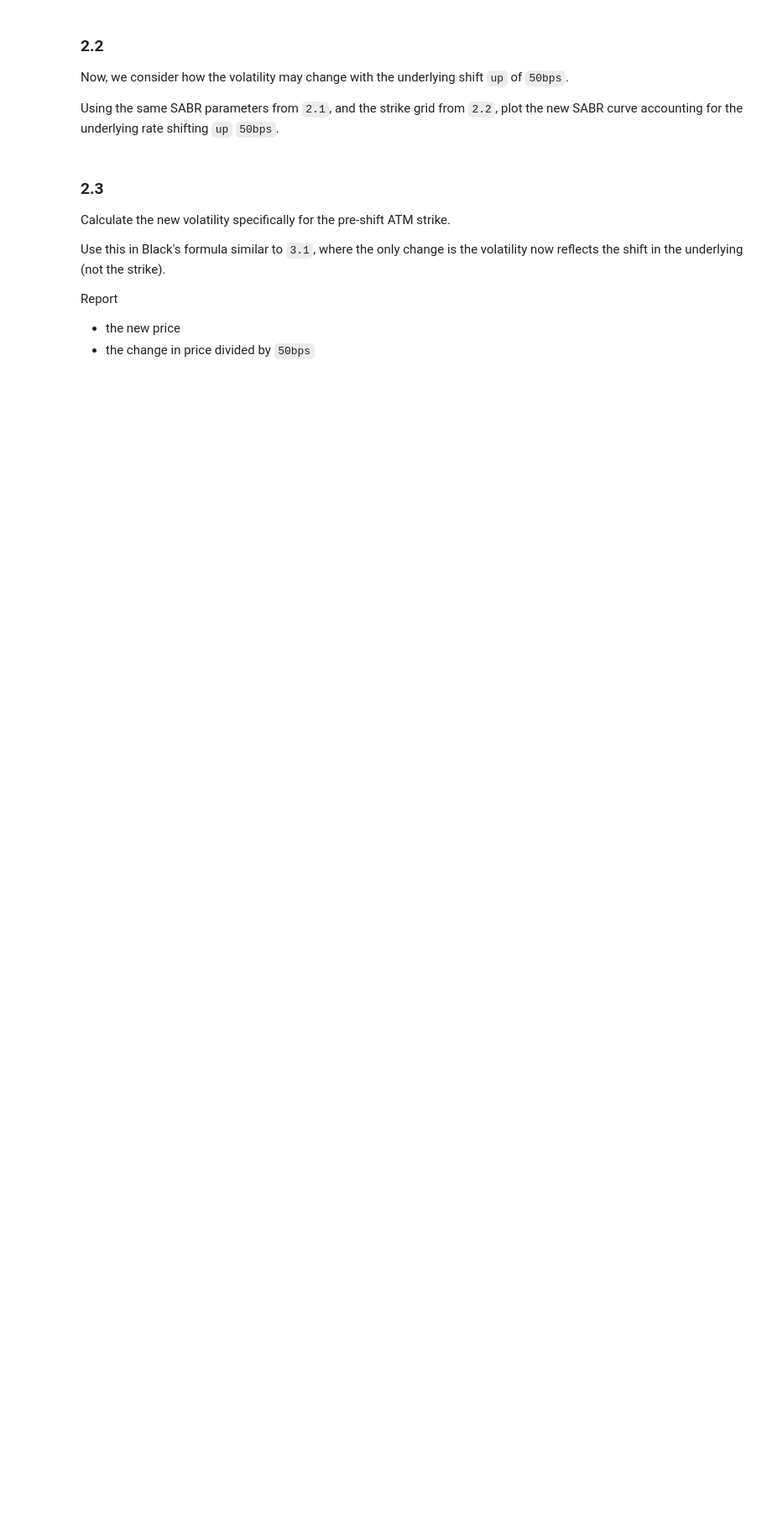
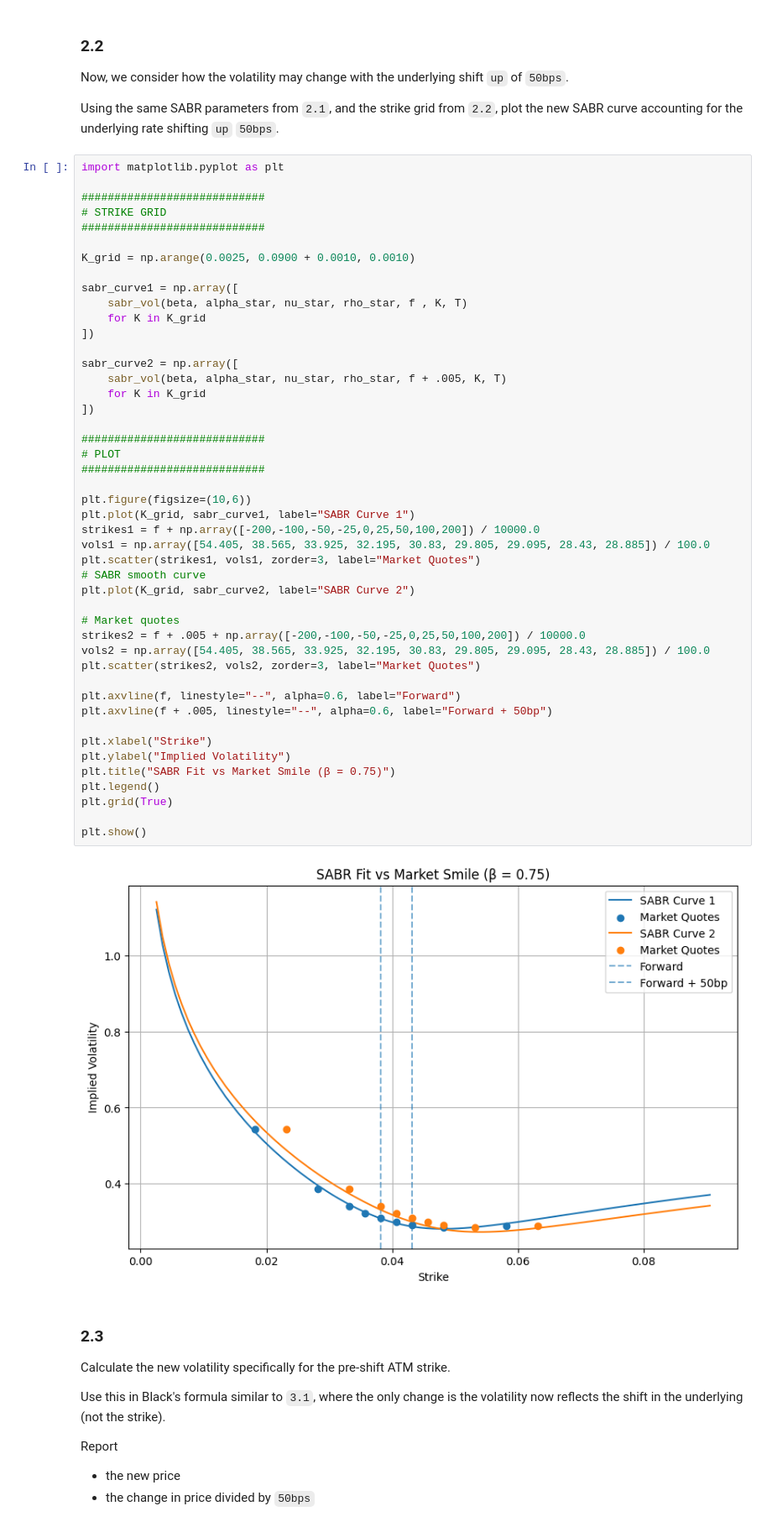
Before and after one commit to reecevdw/FINM-375-GROUP-B, a Jupyter notebook: hw3/E.8.2.%20Swaption%20Vol%20Skew.ipynb, the cells around one changed output. Shown at 84% size. Saved outputs shown, nothing was run; the diff lists cells and outputs as text; blank space fills up the shorter version.

```diff
--- a/hw3/E.8.2.%20Swaption%20Vol%20Skew.ipynb
+++ b/hw3/E.8.2.%20Swaption%20Vol%20Skew.ipynb
@@ -362,6 +449,54 @@ Report
 Now, we consider how the volatility may change with the underlying shift `up` of `50bps`.
 
 Using the same SABR parameters from `2.1`, and the strike grid from `2.2`, plot the new SABR curve accounting for the underlying rate shifting `up` `50bps`.
+# %%
+import matplotlib.pyplot as plt
+
+############################
+# STRIKE GRID
+############################
+
+K_grid = np.arange(0.0025, 0.0900 + 0.0010, 0.0010)
+
+sabr_curve1 = np.array([
+    sabr_vol(beta, alpha_star, nu_star, rho_star, f , K, T)
+    for K in K_grid
+])
+
+sabr_curve2 = np.array([
+    sabr_vol(beta, alpha_star, nu_star, rho_star, f + .005, K, T)
+    for K in K_grid
+])
+
+############################
+# PLOT
+############################
+
+plt.figure(figsize=(10,6))
+plt.plot(K_grid, sabr_curve1, label="SABR Curve 1")
+strikes1 = f + np.array([-200,-100,-50,-25,0,25,50,100,200]) / 10000.0
+vols1 = np.array([54.405, 38.565, 33.925, 32.195, 30.83, 29.805, 29.095, 28.43, 28.885]) / 100.0
+plt.scatter(strikes1, vols1, zorder=3, label="Market Quotes")
+# SABR smooth curve
+plt.plot(K_grid, sabr_curve2, label="SABR Curve 2")
+
+# Market quotes
+strikes2 = f + .005 + np.array([-200,-100,-50,-25,0,25,50,100,200]) / 10000.0
+vols2 = np.array([54.405, 38.565, 33.925, 32.195, 30.83, 29.805, 29.095, 28.43, 28.885]) / 100.0
+plt.scatter(strikes2, vols2, zorder=3, label="Market Quotes")
+
+plt.axvline(f, linestyle="--", alpha=0.6, label="Forward")
+plt.axvline(f + .005, linestyle="--", alpha=0.6, label="Forward + 50bp")
+
+plt.xlabel("Strike")
+plt.ylabel("Implied Volatility")
+plt.title("SABR Fit vs Market Smile (β = 0.75)")
+plt.legend()
+plt.grid(True)
+
+plt.show()
+# %% [output]
+[figure, added]
 # %% [markdown]
 ### 2.3
 
```
Also changed, not shown: parts of 7 cells of this notebook.
